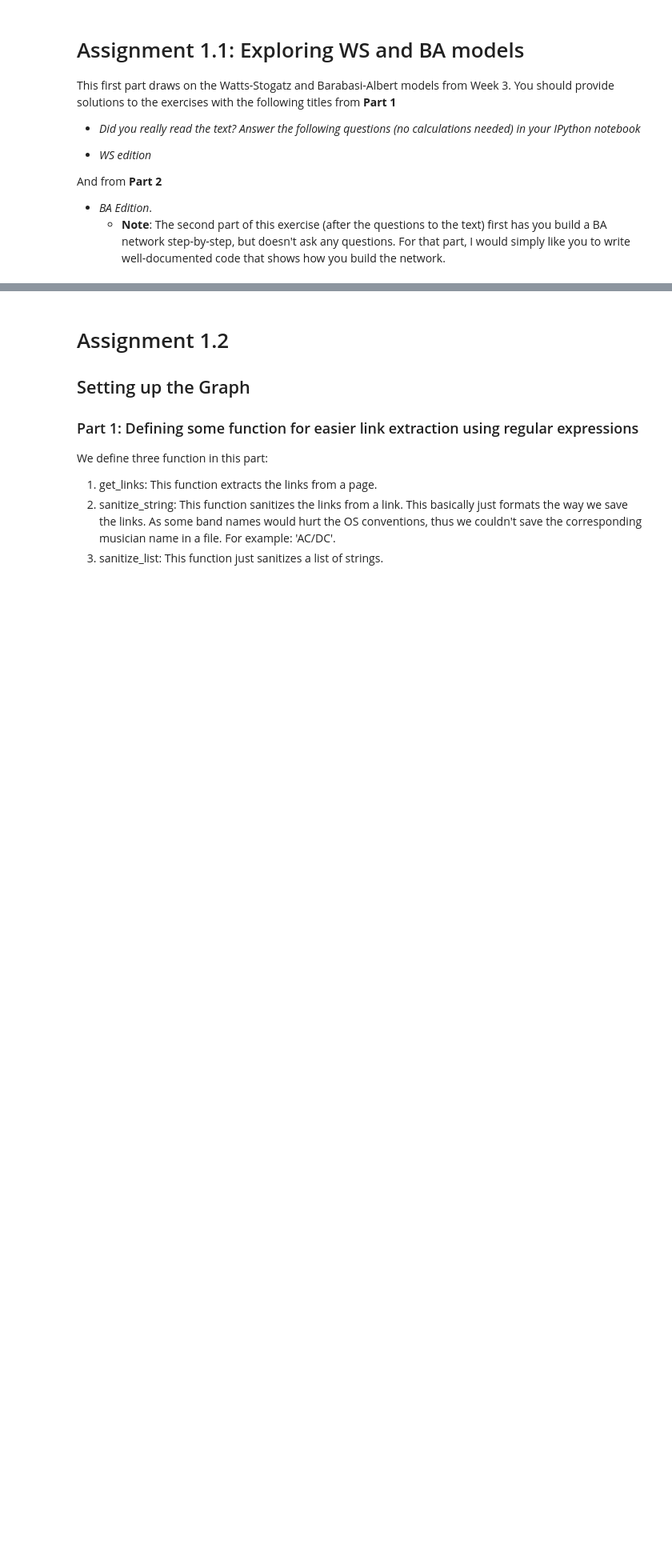
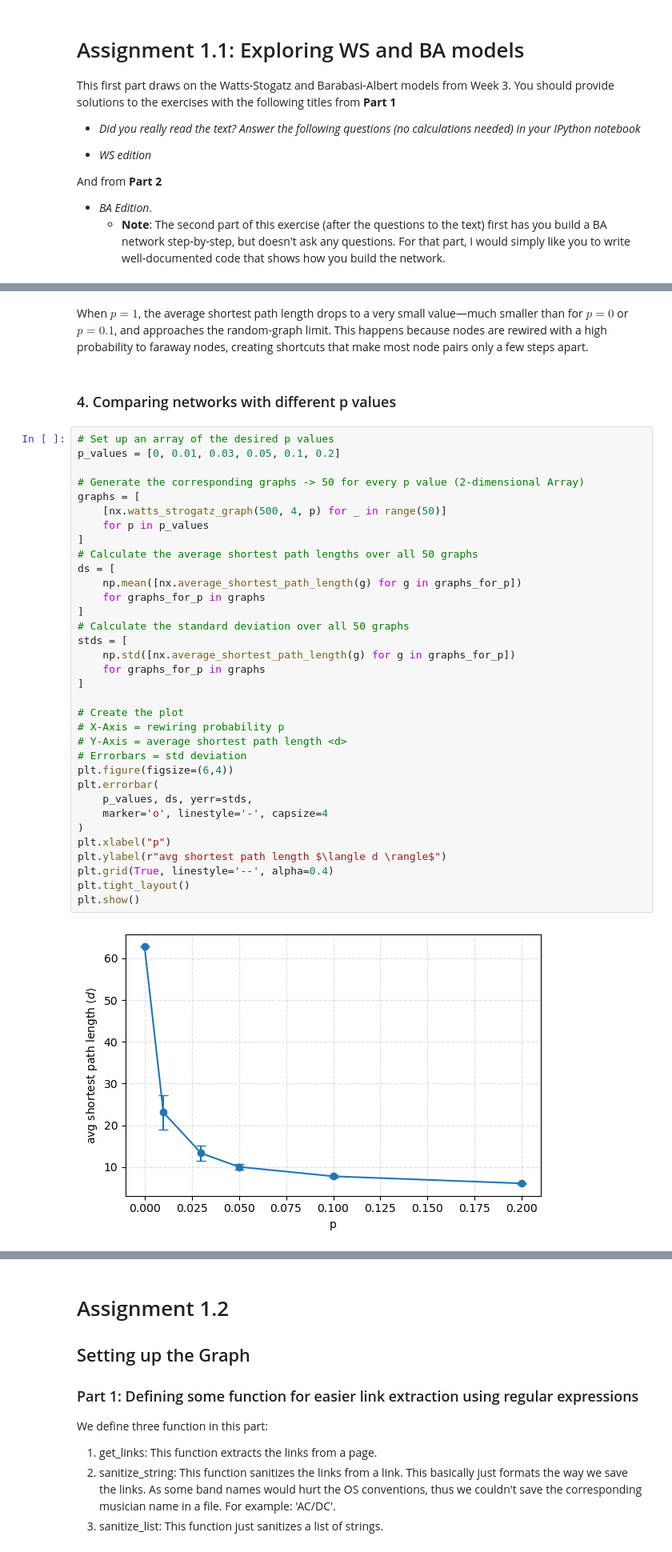
Before and after one commit to hoboldi/Social-Graphs-and-Interactions, a Jupyter notebook: Assignment1.ipynb, the cells around one changed output, grey strips where cells are left out. Shown at 80% size. Saved outputs shown, nothing was run; the diff lists cells and outputs as text; blank space fills up the shorter version.

```diff
--- a/Assignment1.ipynb
+++ b/Assignment1.ipynb
@@ -21,0 +78,40 @@ And from **Part 2**
+# %% [markdown]
+When $p=1$, the average shortest path length drops to a very small value—much smaller than for $p=0$ or $p=0.1$, and approaches the random-graph limit. This happens because nodes are rewired with a high probability to faraway nodes, creating shortcuts that make most node pairs only a few steps apart.
+# %% [markdown]
+### 4. Comparing networks with different p values
+# %%
+# Set up an array of the desired p values
+p_values = [0, 0.01, 0.03, 0.05, 0.1, 0.2]
+
+# Generate the corresponding graphs -> 50 for every p value (2-dimensional Array)
+graphs = [
+    [nx.watts_strogatz_graph(500, 4, p) for _ in range(50)]
+    for p in p_values
+]
+# Calculate the average shortest path lengths over all 50 graphs
+ds = [
+    np.mean([nx.average_shortest_path_length(g) for g in graphs_for_p])
+    for graphs_for_p in graphs
+]
+# Calculate the standard deviation over all 50 graphs
+stds = [
+    np.std([nx.average_shortest_path_length(g) for g in graphs_for_p])
+    for graphs_for_p in graphs
+]
+
+# Create the plot
+# X-Axis = rewiring probability p
+# Y-Axis = average shortest path length <d>
+# Errorbars = std deviation
+plt.figure(figsize=(6,4))
+plt.errorbar(
+    p_values, ds, yerr=stds,
+    marker='o', linestyle='-', capsize=4
+)
+plt.xlabel("p")
+plt.ylabel(r"avg shortest path length $\langle d \rangle$")
+plt.grid(True, linestyle='--', alpha=0.4)
+plt.tight_layout()
+plt.show()
+# %% [output]
+[figure, added]
```
Also changed, not shown: parts of 14 cells of this notebook.
